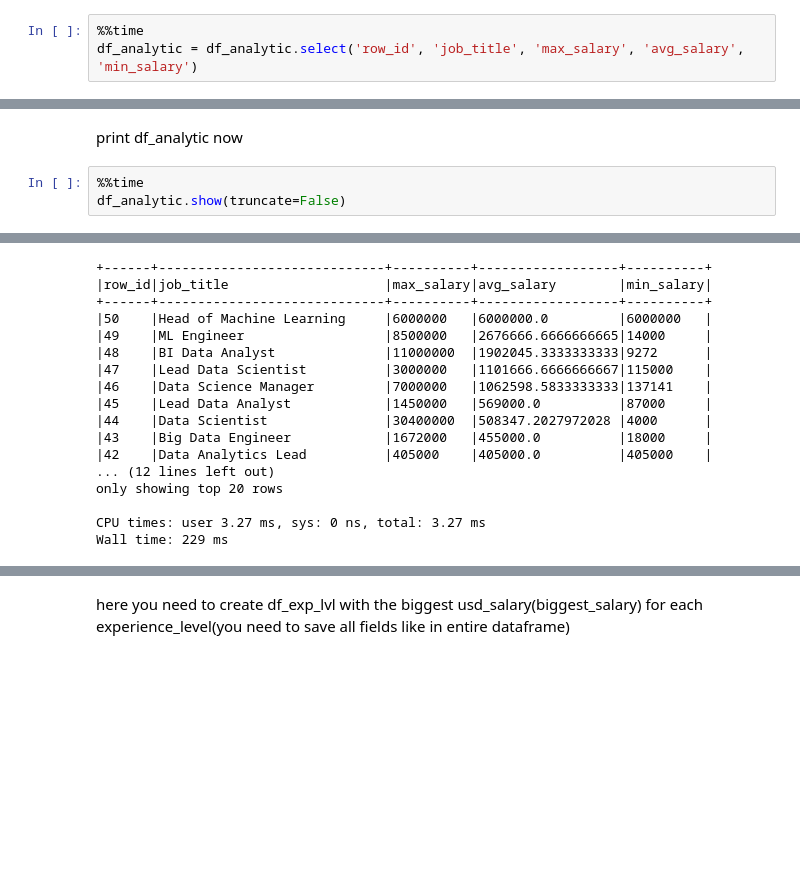
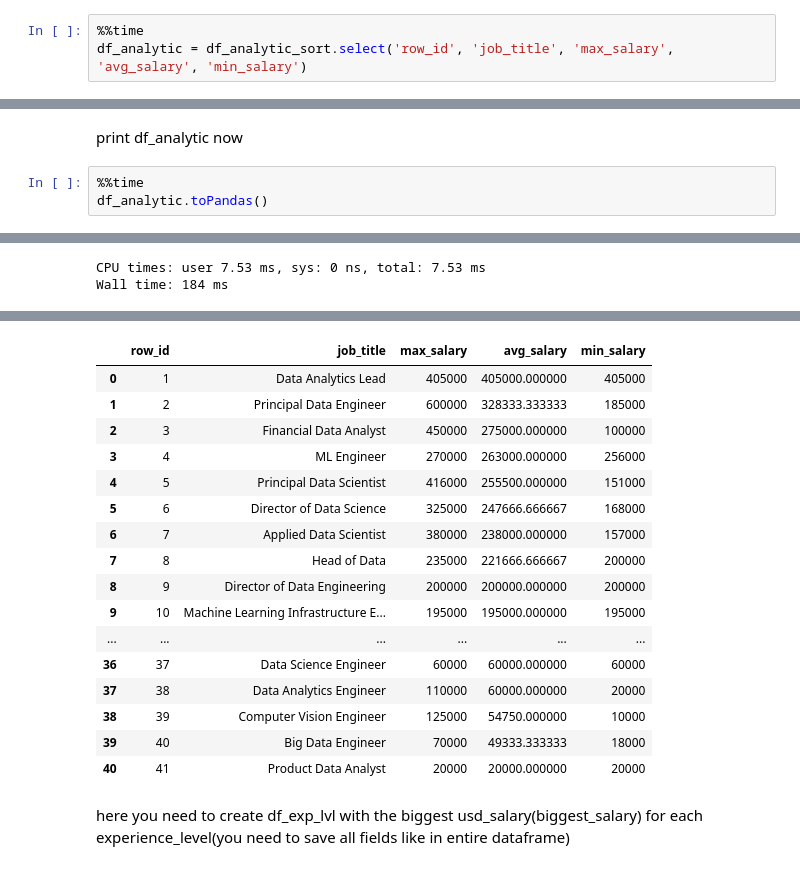
Before and after one commit to ToniPaltus/spark_demo, a Jupyter notebook: spark_demo_course/1_PySpark_Basics/Answer_PySpark_Basics.ipynb, the cells around one changed output, grey strips where cells are left out. Cells and saved outputs as stored; diff of their text form; blank space fills up the shorter version.

```diff
--- a/spark_demo_course/1_PySpark_Basics/Answer_PySpark_Basics.ipynb
+++ b/spark_demo_course/1_PySpark_Basics/Answer_PySpark_Basics.ipynb
@@ -285,5 +288,5 @@ Wall time: 452 ms
 it isn't beautifull, so we need to put now row_id on first place in df_analytic
 # %%
 %%time
-df_analytic = df_analytic.select('row_id', 'job_title', 'max_salary', 'avg_salary', 'min_salary')
+df_analytic = df_analytic_sort.select('row_id', 'job_title', 'max_salary', 'avg_salary', 'min_salary')
 # %% [output]
@@ -293,5 +296,5 @@ Wall time: 14.4 ms
 print df_analytic now
 # %%
 %%time
-df_analytic.show(truncate=False)
+df_analytic.toPandas()
 # %% [output]
@@ -305,17 +304,2 @@ df_analytic.show(truncate=False)
-+------+-----------------------------+----------+------------------+----------+
-|row_id|job_title                    |max_salary|avg_salary        |min_salary|
-+------+-----------------------------+----------+------------------+----------+
-|50    |Head of Machine Learning     |6000000   |6000000.0         |6000000   |
-|49    |ML Engineer                  |8500000   |2676666.6666666665|14000     |
-|48    |BI Data Analyst              |11000000  |1902045.3333333333|9272      |
-|47    |Lead Data Scientist          |3000000   |1101666.6666666667|115000    |
-|46    |Data Science Manager         |7000000   |1062598.5833333333|137141    |
-|45    |Lead Data Analyst            |1450000   |569000.0          |87000     |
-|44    |Data Scientist               |30400000  |508347.2027972028 |4000      |
-|43    |Big Data Engineer            |1672000   |455000.0          |18000     |
-|42    |Data Analytics Lead          |405000    |405000.0          |405000    |
-... (12 lines left out)
-only showing top 20 rows
-
-CPU times: user 3.27 ms, sys: 0 ns, total: 3.27 ms
-Wall time: 229 ms
+CPU times: user 7.53 ms, sys: 0 ns, total: 7.53 ms
+Wall time: 184 ms
@@ -322,3 +310,20 @@ Wall time: 229 ms
+|  | row_id | job_title | max_salary | avg_salary | min_salary |
+| 0 | 1 | Data Analytics Lead | 405000 | 405000.000000 | 405000 |
+| 1 | 2 | Principal Data Engineer | 600000 | 328333.333333 | 185000 |
+| 2 | 3 | Financial Data Analyst | 450000 | 275000.000000 | 100000 |
+| 3 | 4 | ML Engineer | 270000 | 263000.000000 | 256000 |
+| 4 | 5 | Principal Data Scientist | 416000 | 255500.000000 | 151000 |
+| 5 | 6 | Director of Data Science | 325000 | 247666.666667 | 168000 |
+| 6 | 7 | Applied Data Scientist | 380000 | 238000.000000 | 157000 |
+| 7 | 8 | Head of Data | 235000 | 221666.666667 | 200000 |
+| 8 | 9 | Director of Data Engineering | 200000 | 200000.000000 | 200000 |
+| 9 | 10 | Machine Learning Infrastructure E... | 195000 | 195000.000000 | 195000 |
+| ... | ... | ... | ... | ... | ... |
+| 36 | 37 | Data Science Engineer | 60000 | 60000.000000 | 60000 |
+| 37 | 38 | Data Analytics Engineer | 110000 | 60000.000000 | 20000 |
+| 38 | 39 | Computer Vision Engineer | 125000 | 54750.000000 | 10000 |
+| 39 | 40 | Big Data Engineer | 70000 | 49333.333333 | 18000 |
+| 40 | 41 | Product Data Analyst | 20000 | 20000.000000 | 20000 |
 # %% [markdown]
 here you need to create df_exp_lvl with the biggest usd_salary(biggest_salary) for each experience_level(you need to save all fields like in entire dataframe)
 # %%
```
Also changed, not shown: parts of 37 cells of this notebook.
